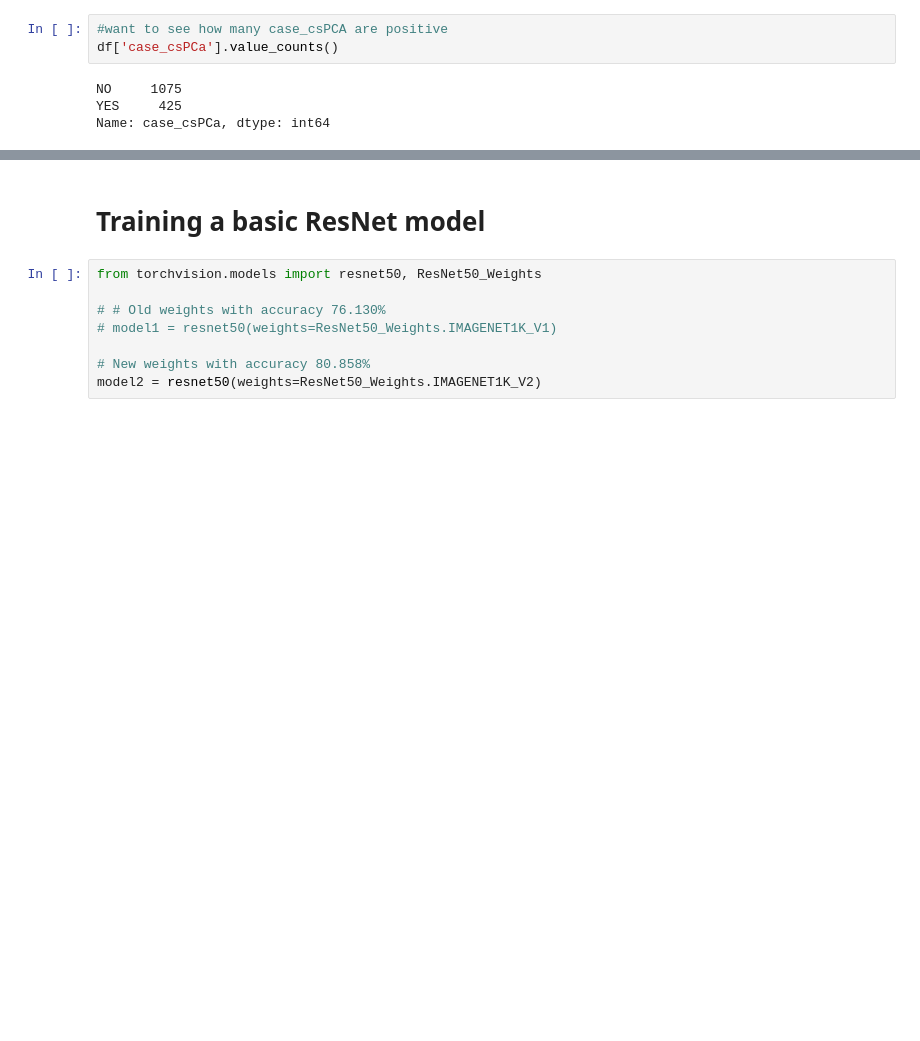
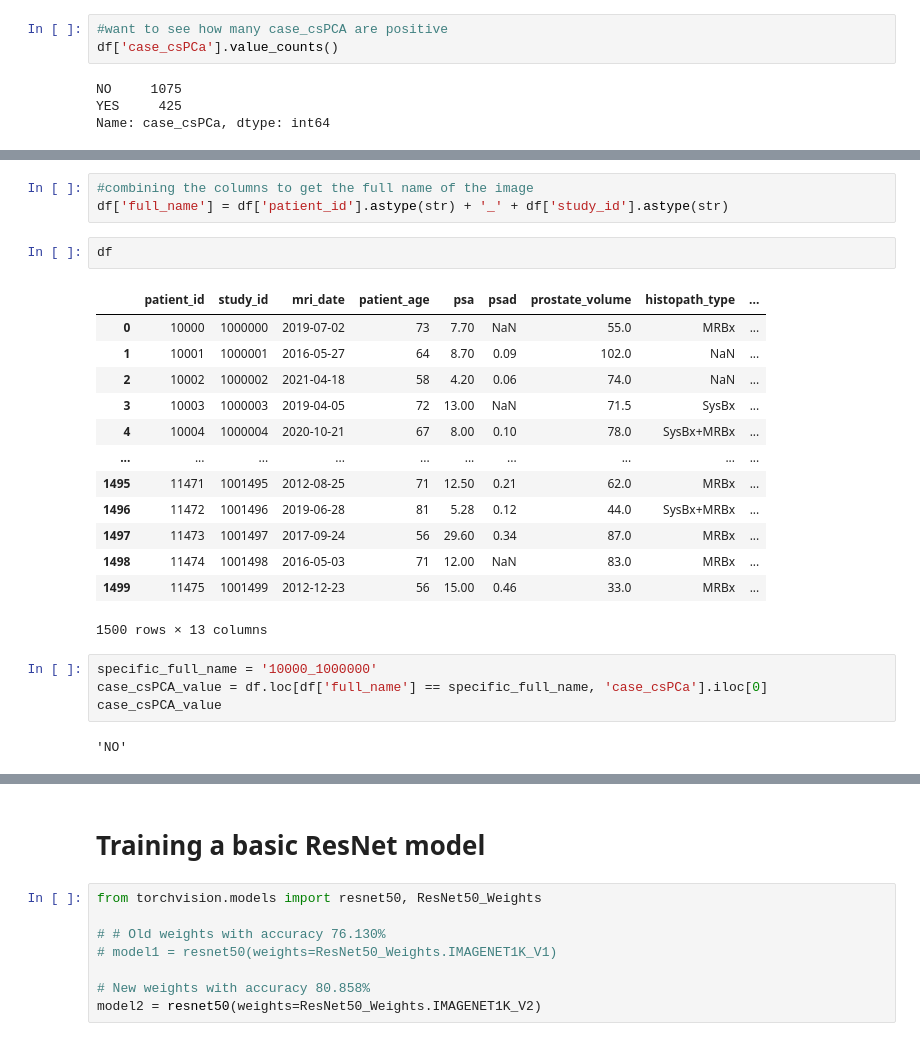
Before and after one commit to Kimberly97llp/cvproject, a Jupyter notebook: trial.ipynb, the cells around one changed output, grey strips where cells are left out. Cells and saved outputs as stored; diff of their text form; blank space fills up the shorter version.

Commit message:
adding the values of labels

```diff
--- a/trial.ipynb
+++ b/trial.ipynb
@@ -146,0 +138,25 @@ Name: case_csPCa, dtype: int64
+# %%
+#combining the columns to get the full name of the image
+df['full_name'] = df['patient_id'].astype(str) + '_' + df['study_id'].astype(str)
+# %%
+df
+# %% [output]
+|  | patient_id | study_id | mri_date | patient_age | psa | psad | prostate_volume | histopath_type | ... |
+| 0 | 10000 | 1000000 | 2019-07-02 | 73 | 7.70 | NaN | 55.0 | MRBx | ... |
+| 1 | 10001 | 1000001 | 2016-05-27 | 64 | 8.70 | 0.09 | 102.0 | NaN | ... |
+| 2 | 10002 | 1000002 | 2021-04-18 | 58 | 4.20 | 0.06 | 74.0 | NaN | ... |
+| 3 | 10003 | 1000003 | 2019-04-05 | 72 | 13.00 | NaN | 71.5 | SysBx | ... |
+| 4 | 10004 | 1000004 | 2020-10-21 | 67 | 8.00 | 0.10 | 78.0 | SysBx+MRBx | ... |
+| ... | ... | ... | ... | ... | ... | ... | ... | ... | ... |
+| 1495 | 11471 | 1001495 | 2012-08-25 | 71 | 12.50 | 0.21 | 62.0 | MRBx | ... |
+| 1496 | 11472 | 1001496 | 2019-06-28 | 81 | 5.28 | 0.12 | 44.0 | SysBx+MRBx | ... |
+| 1497 | 11473 | 1001497 | 2017-09-24 | 56 | 29.60 | 0.34 | 87.0 | MRBx | ... |
+| 1498 | 11474 | 1001498 | 2016-05-03 | 71 | 12.00 | NaN | 83.0 | MRBx | ... |
+| 1499 | 11475 | 1001499 | 2012-12-23 | 56 | 15.00 | 0.46 | 33.0 | MRBx | ... |
+1500 rows × 13 columns
+# %%
+specific_full_name = '10000_1000000'
+case_csPCA_value = df.loc[df['full_name'] == specific_full_name, 'case_csPCa'].iloc[0]
+case_csPCA_value
+# %% [output]
+'NO'
```
Also changed, not shown: parts of 6 cells of this notebook.
